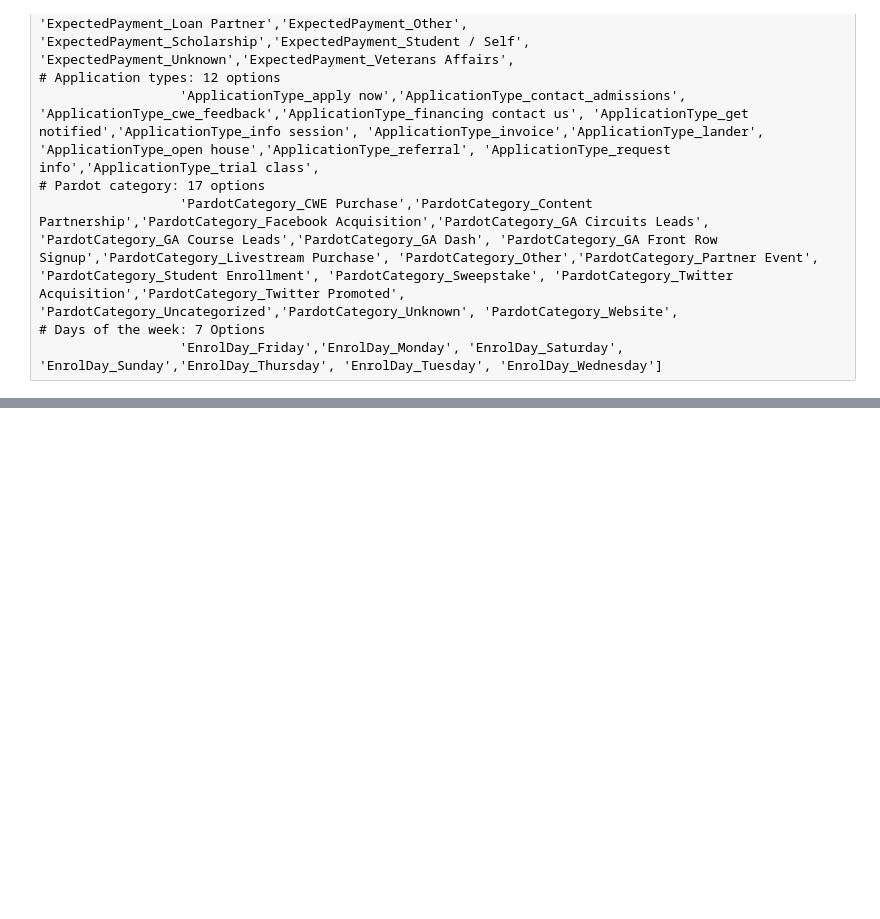
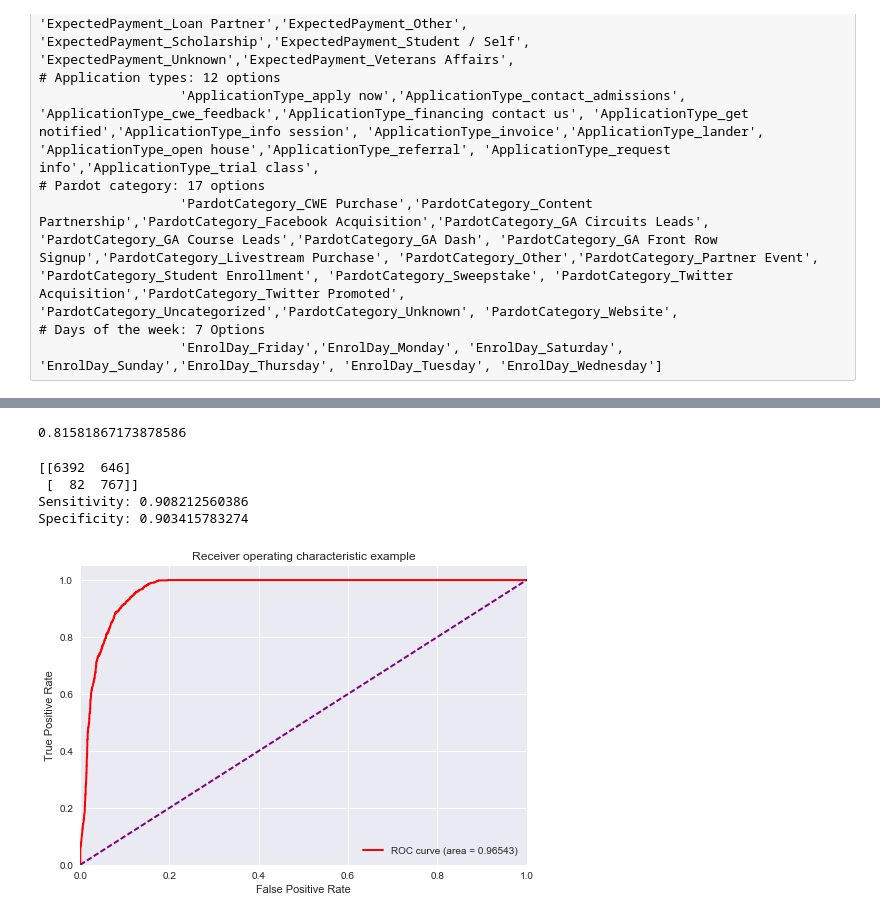
Before and after one commit to mikaelasquirchuk/dat8syd-project, a Jupyter notebook: New-Enrolments.ipynb, the cells around one changed output, grey strips where cells are left out. Cells and saved outputs as stored; diff of their text form; code cells hidden in the pictures; blank space fills up the shorter version.

```diff
--- a/New-Enrolments.ipynb
+++ b/New-Enrolments.ipynb
@@ -863,0 +632,39 @@ categories: [
+# %%
+from sklearn.ensemble import RandomForestClassifier
+rfclf = RandomForestClassifier(n_estimators=400, max_features=2, oob_score=True, random_state=1,class_weight='balanced')
+rfclf.fit(dummydata[all_ftcolumns], dummydata.Cancelled)
+rfclf.oob_score_
+# %% [output]
+0.81581867173878586
+# %%
+from sklearn import metrics
+
+y_pred_class = rfclf.predict(X_test)
+confusion_matrix = metrics.confusion_matrix(y_test, y_pred_class)
+print(confusion_matrix)
+print('Sensitivity:',(confusion_matrix[0,0]/(confusion_matrix[0,1]+ confusion_matrix[0,0])))
+print('Specificity:',(confusion_matrix[1,1]/(confusion_matrix[1,1]+ confusion_matrix[1,0])))
+# %% [output]
+[[6392  646]
+ [  82  767]]
+Sensitivity: 0.908212560386
+Specificity: 0.903415783274
+# %%
+import matplotlib.pyplot as plt
+preds = rfclf.predict_proba(X_test)[:,1]
+fpr, tpr, _ = metrics.roc_curve(y_test, preds)
+roc_auc = metrics.auc(fpr,tpr)
+plt.figure()
+lw = 2
+plt.plot(fpr, tpr, color='red',
+         lw=lw, label='ROC curve (area = %0.5f)' % roc_auc)
+plt.plot([0, 1], [0, 1], color='purple', lw=lw, linestyle='--')
+plt.xlim([0.0, 1.0])
+plt.ylim([0.0, 1.05])
+plt.xlabel('False Positive Rate')
+plt.ylabel('True Positive Rate')
+plt.title('Receiver operating characteristic example')
+plt.legend(loc="lower right")
+plt.show()
+# %% [output]
+[figure, added]
```
Also changed, not shown: parts of 58 cells of this notebook, 1 other file.
